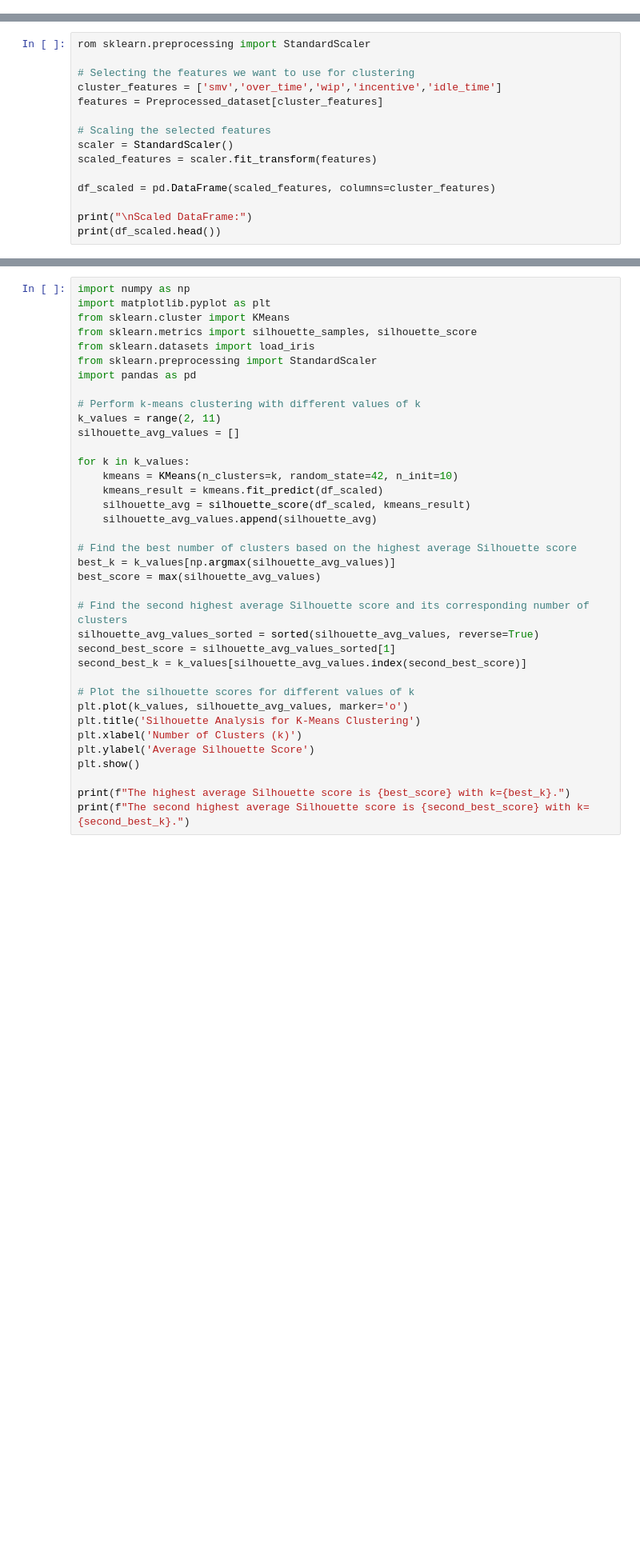
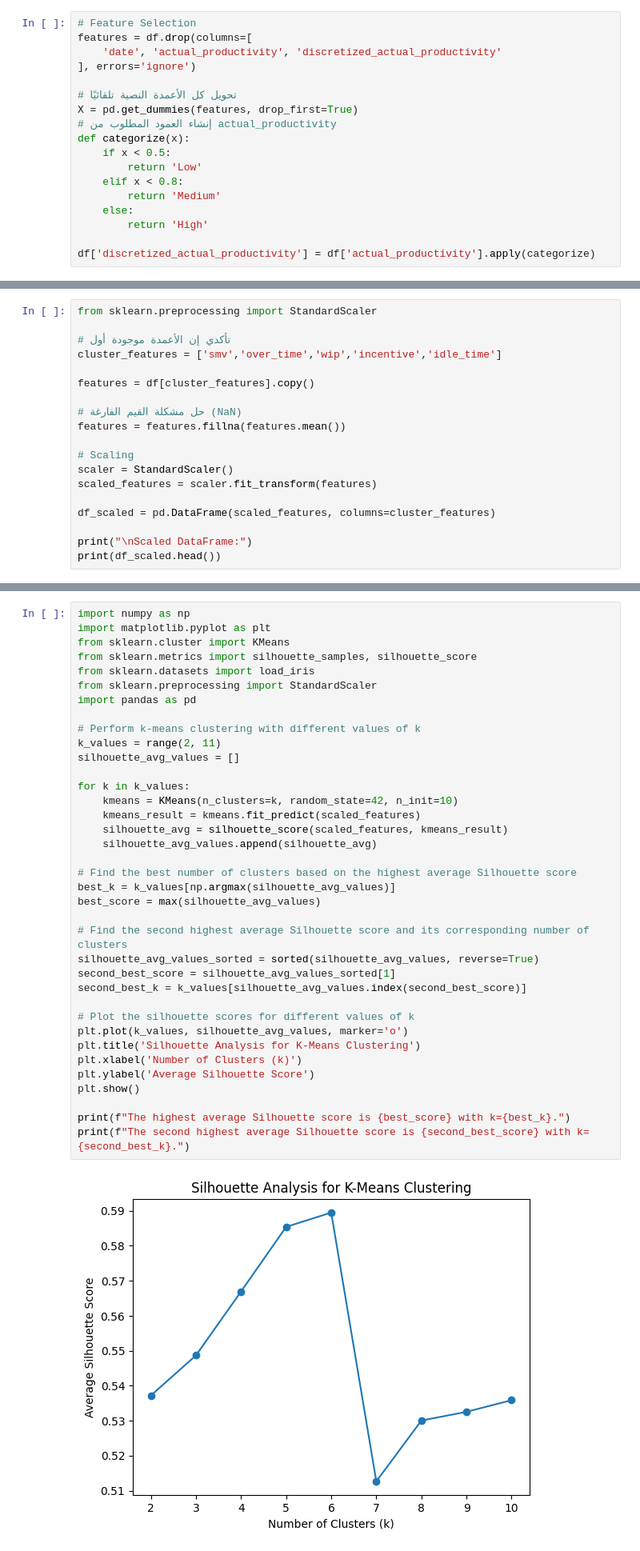
Before and after one commit to hind190/Data-Mining-Project-, a Jupyter notebook: Phase3.ipynb, the cells around one changed output, grey strips where cells are left out. Shown at 80% size. Drawn from its saved outputs; the diff is of its cells as text; blank space fills up the shorter version.

```diff
--- a/Phase3.ipynb
+++ b/Phase3.ipynb
@@ -367,3 +354,21 @@ NameError: name 'Preprocessed_dataset' is not defined
+# %%
+# Feature Selection
+features = df.drop(columns=[
+    'date', 'actual_productivity', 'discretized_actual_productivity'
+], errors='ignore')
+
+# تحويل كل الأعمدة النصية تلقائيًا
+X = pd.get_dummies(features, drop_first=True)
+# إنشاء العمود المطلوب من actual_productivity
+def categorize(x):
+    if x < 0.5:
+        return 'Low'
+    elif x < 0.8:
+        return 'Medium'
+    else:
+        return 'High'
+
+df['discretized_actual_productivity'] = df['actual_productivity'].apply(categorize)
 # %% [markdown]
 # **Gini index with 10% for testing and 90% for training**
 In decision tree learning, the Gini index measures how impure or mixed a node is. The goal at each split is to choose the feature and threshold that minimize Gini impurity, creating child nodes that are more homogeneous than the parent node.
@@ -545,13 +600,17 @@ The Entropy model with an 80–20 split emerges as the better overall performer.
 # **Clustering**:
 This section initializes the **K-means clustering** approach on our scaled numeric features. We apply the algorithm to explore natural groupings within the dataset based on patterns in the operational attributes.
 # %%
-rom sklearn.preprocessing import StandardScaler
+from sklearn.preprocessing import StandardScaler
 
-# Selecting the features we want to use for clustering
+# تأكدي إن الأعمدة موجودة أول
 cluster_features = ['smv','over_time','wip','incentive','idle_time']
-features = Preprocessed_dataset[cluster_features]
 
-# Scaling the selected features
+features = df[cluster_features].copy()
+
+# حل مشكلة القيم الفارغة (NaN)
+features = features.fillna(features.mean())
+
+# Scaling
 scaler = StandardScaler()
 scaled_features = scaler.fit_transform(features)
 
@@ -578,32 +645,34 @@ from sklearn.metrics import silhouette_samples, silhouette_score
 from sklearn.datasets import load_iris
 from sklearn.preprocessing import StandardScaler
 import pandas as pd
 
 # Perform k-means clustering with different values of k
 k_values = range(2, 11)
 silhouette_avg_values = []
 
 for k in k_values:
     kmeans = KMeans(n_clusters=k, random_state=42, n_init=10)
-    kmeans_result = kmeans.fit_predict(df_scaled)
-    silhouette_avg = silhouette_score(df_scaled, kmeans_result)
+    kmeans_result = kmeans.fit_predict(scaled_features)
+    silhouette_avg = silhouette_score(scaled_features, kmeans_result)
     silhouette_avg_values.append(silhouette_avg)
 
 # Find the best number of clusters based on the highest average Silhouette score
 best_k = k_values[np.argmax(silhouette_avg_values)]
 best_score = max(silhouette_avg_values)
 
 # Find the second highest average Silhouette score and its corresponding number of clusters
 silhouette_avg_values_sorted = sorted(silhouette_avg_values, reverse=True)
 second_best_score = silhouette_avg_values_sorted[1]
 second_best_k = k_values[silhouette_avg_values.index(second_best_score)]
 
 # Plot the silhouette scores for different values of k
 plt.plot(k_values, silhouette_avg_values, marker='o')
 plt.title('Silhouette Analysis for K-Means Clustering')
 plt.xlabel('Number of Clusters (k)')
 plt.ylabel('Average Silhouette Score')
 plt.show()
 
 print(f"The highest average Silhouette score is {best_score} with k={best_k}.")
 print(f"The second highest average Silhouette score is {second_best_score} with k={second_best_k}.")
+# %% [output]
+[figure, added]
```
Also changed, not shown: parts of 27 cells of this notebook.
